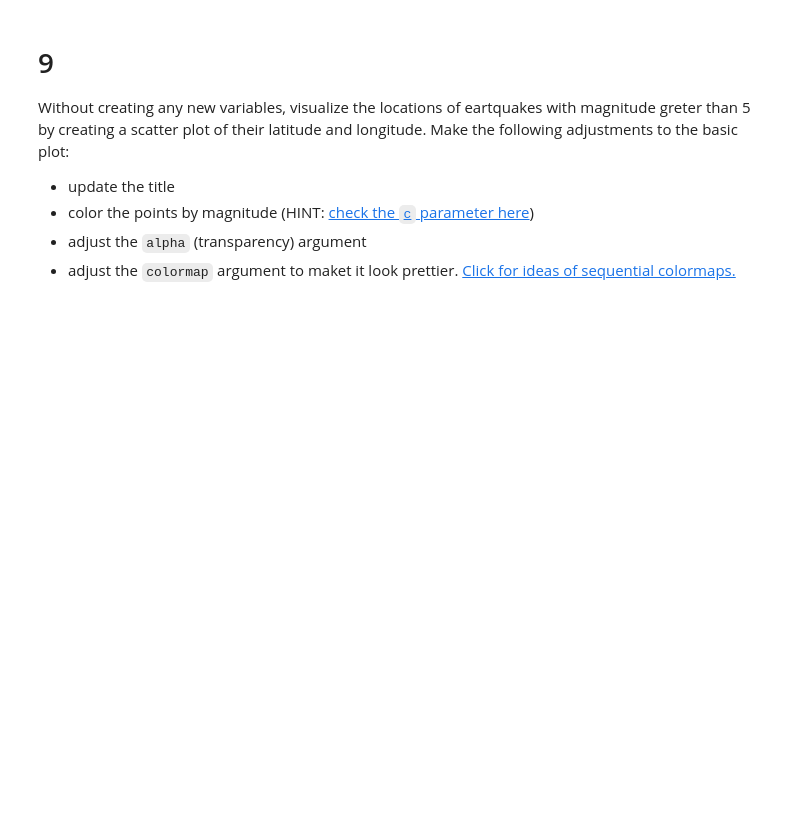
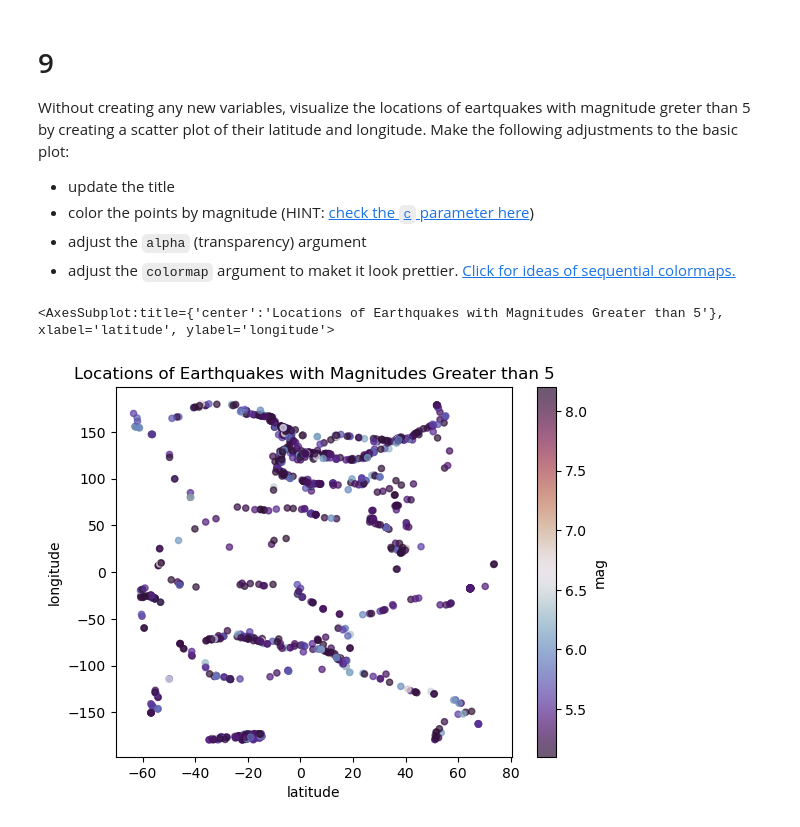
Before and after one commit to bgrazda/eds220-hwk1, a Jupyter notebook: hwk1-task3-earthquakes-Grazda.ipynb, the cells around one changed output. Cells and saved outputs as stored; diff of their text form; code cells hidden in the pictures; blank space fills up the shorter version.

```diff
--- a/hwk1-task3-earthquakes-Grazda.ipynb
+++ b/hwk1-task3-earthquakes-Grazda.ipynb
@@ -225,5 +275,17 @@ Without creating any new variables, visualize the locations of eartquakes with m
 - color the points by magnitude (HINT: [check the `c` parameter here](https://pandas.pydata.org/pandas-docs/stable/reference/api/pandas.DataFrame.plot.scatter.html))
 - adjust the `alpha` (transparency) argument
 - adjust the `colormap` argument to maket it look prettier. [Click for ideas of sequential colormaps.](https://matplotlib.org/stable/users/explain/colors/colormaps.html)
+# %%
+# Filter for magnitudes greater than 5, c = 'mag' argument colors the points by magnitude, adjust settings as needed to better visualize
+eqk[eqk['mag'] > 5].plot(kind = 'scatter',
+                         x = 'latitude',
+                         y = 'longitude',
+                         alpha = .7,
+                         colormap = 'twilight_shifted',
+                         c = 'mag',
+                        title = 'Locations of Earthquakes with Magnitudes Greater than 5')
+# %% [output]
+<AxesSubplot:title={'center':'Locations of Earthquakes with Magnitudes Greater than 5'}, xlabel='latitude', ylabel='longitude'>
+[figure, added]
 # %% [markdown]
 <!-- END QUESTION -->
```
Also changed, not shown: parts of 12 cells of this notebook, 1 other file.
